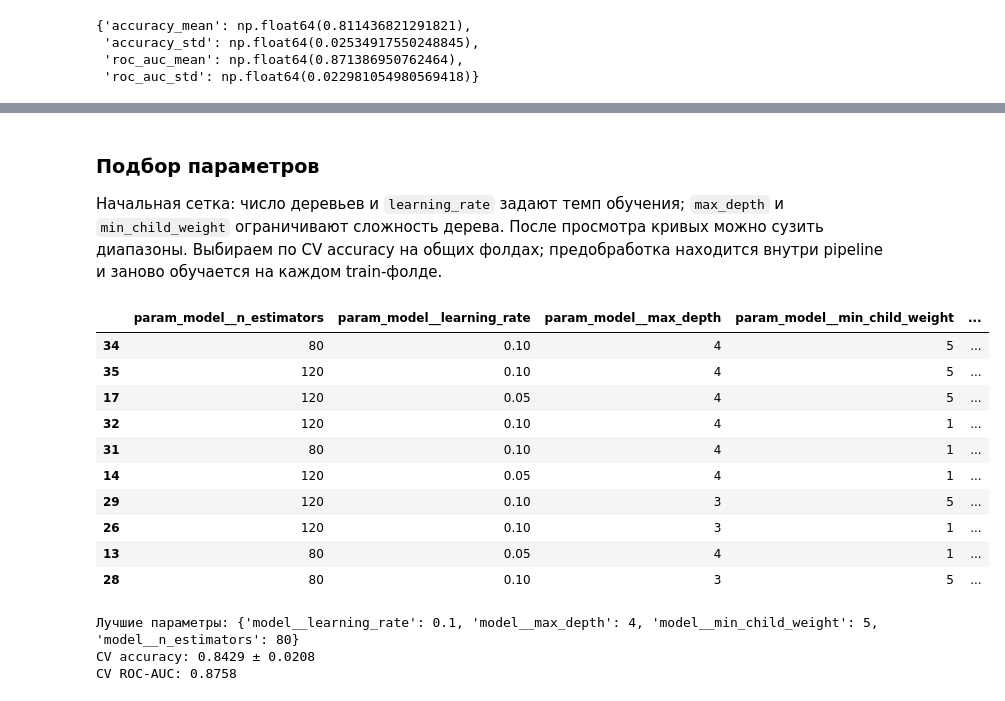
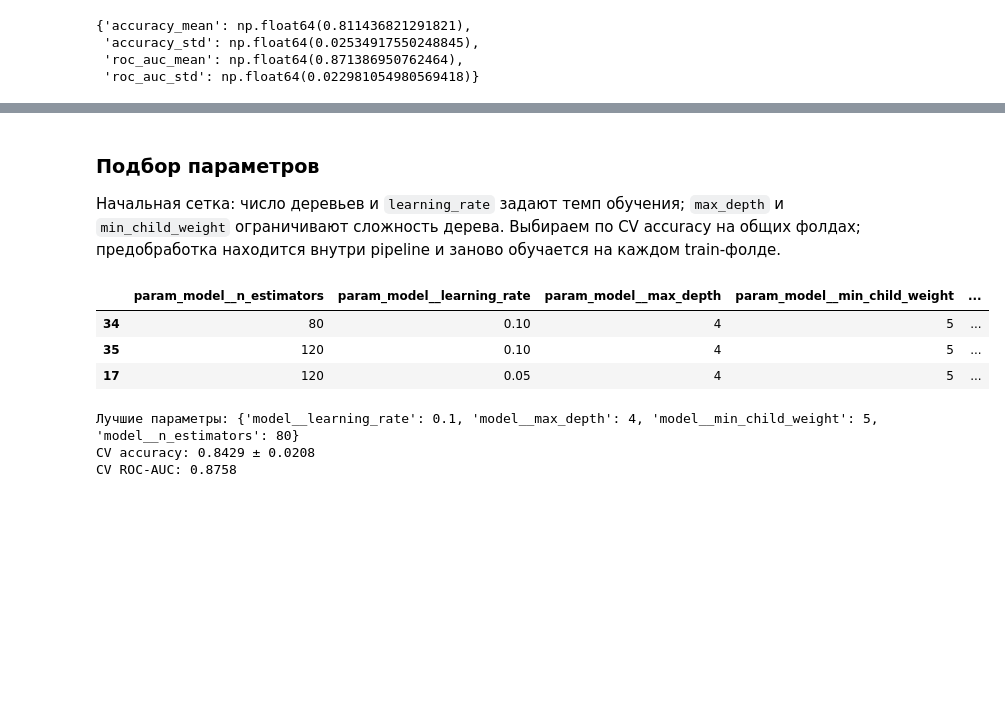
Before and after one commit to Red13REd/Titanic, a Jupyter notebook: notebooks/modeling.ipynb, the cells around one changed output, grey strips where cells are left out. Saved outputs shown, nothing was run; the diff lists cells and outputs as text; code cells hidden in the pictures; blank space fills up the shorter version.

```diff
--- a/notebooks/modeling.ipynb
+++ b/notebooks/modeling.ipynb
@@ -1079,46 +1046,39 @@ plt.show()
 # %% [markdown]
 ### Подбор параметров
 
-Начальная сетка: число деревьев и `learning_rate` задают темп обучения; `max_depth` и `min_child_weight` ограничивают сложность дерева. После просмотра кривых можно сузить диапазоны. Выбираем по CV accuracy на общих фолдах; предобработка находится внутри pipeline и заново обучается на каждом train-фолде.
+Начальная сетка: число деревьев и `learning_rate` задают темп обучения; `max_depth` и `min_child_weight` ограничивают сложность дерева. Выбираем по CV accuracy на общих фолдах; предобработка находится внутри pipeline и заново обучается на каждом train-фолде.
 # %%
 xgb_grid = GridSearchCV(
     estimator=xgb_pipeline,
     param_grid={
         "model__n_estimators": [40, 80, 120],
         "model__learning_rate": [0.05, 0.1],
         "model__max_depth": [2, 3, 4],
         "model__min_child_weight": [1, 5],
     },
     scoring={"accuracy": "accuracy", "roc_auc": "roc_auc"},
     refit="accuracy",
     cv=get_cv(),
     n_jobs=1,
 )
 
 xgb_grid.fit(X_xgb, y_xgb)
 
 xgb_search_results = pd.DataFrame(xgb_grid.cv_results_)
 xgb_search_results[[
     "param_model__n_estimators",
     "param_model__learning_rate",
     "param_model__max_depth",
     "param_model__min_child_weight",
     "mean_test_accuracy",
     "std_test_accuracy",
     "mean_test_roc_auc",
-]].sort_values("mean_test_accuracy", ascending=False).head(10)
+]].sort_values("mean_test_accuracy", ascending=False).head(3)
 # %% [output]
 |  | param_model__n_estimators | param_model__learning_rate | param_model__max_depth | param_model__min_child_weight | ... |
 | 34 | 80 | 0.10 | 4 | 5 | ... |
 | 35 | 120 | 0.10 | 4 | 5 | ... |
 | 17 | 120 | 0.05 | 4 | 5 | ... |
-| 32 | 120 | 0.10 | 4 | 1 | ... |
-| 31 | 80 | 0.10 | 4 | 1 | ... |
-| 14 | 120 | 0.05 | 4 | 1 | ... |
-| 29 | 120 | 0.10 | 3 | 5 | ... |
-| 26 | 120 | 0.10 | 3 | 1 | ... |
-| 13 | 80 | 0.05 | 4 | 1 | ... |
-| 28 | 80 | 0.10 | 3 | 5 | ... |
 # %%
 best_xgb_row = xgb_search_results.iloc[xgb_grid.best_index_]
 print("Лучшие параметры:", xgb_grid.best_params_)
```
Also changed, not shown: parts of 15 cells of this notebook, 6 other files.
